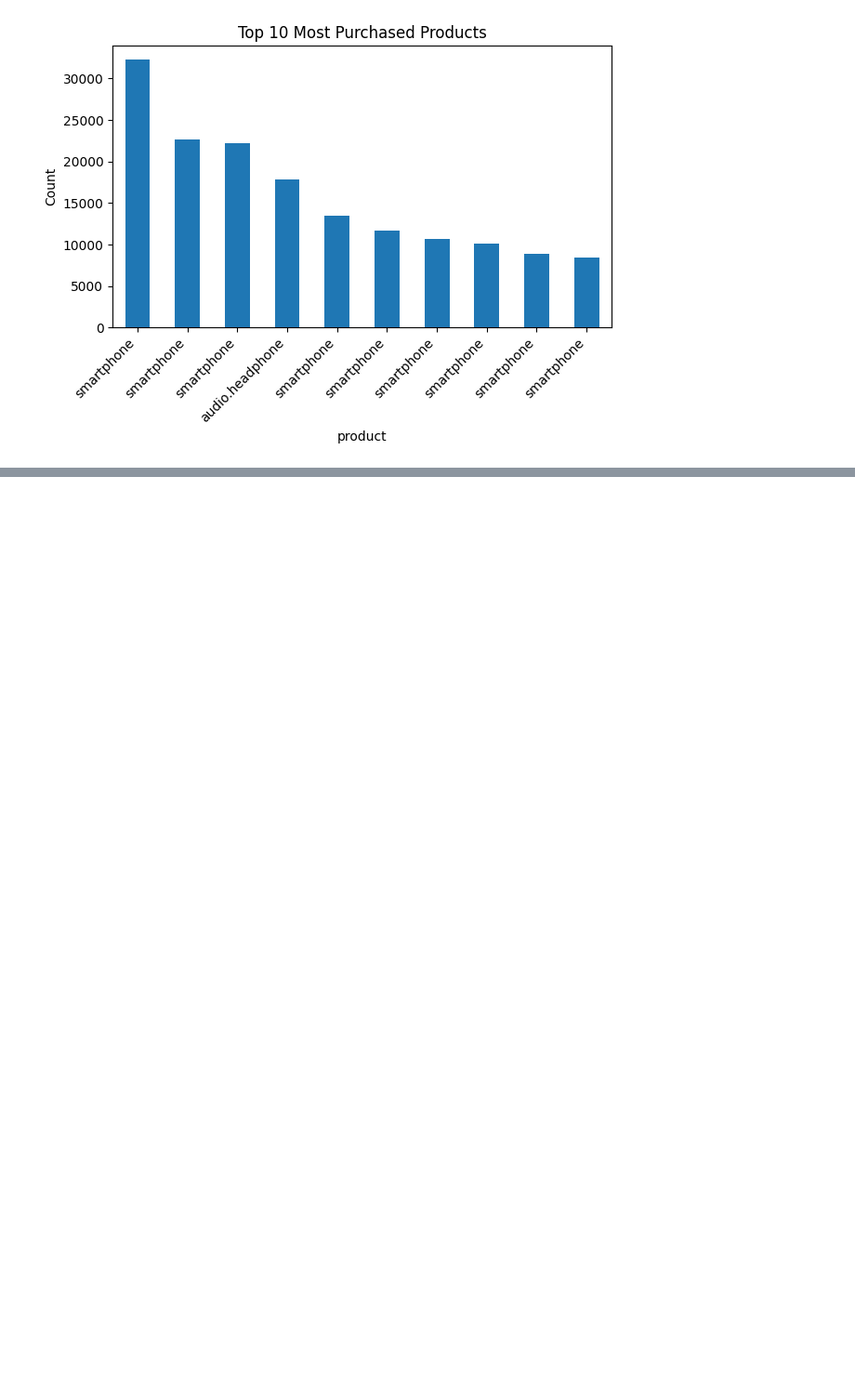
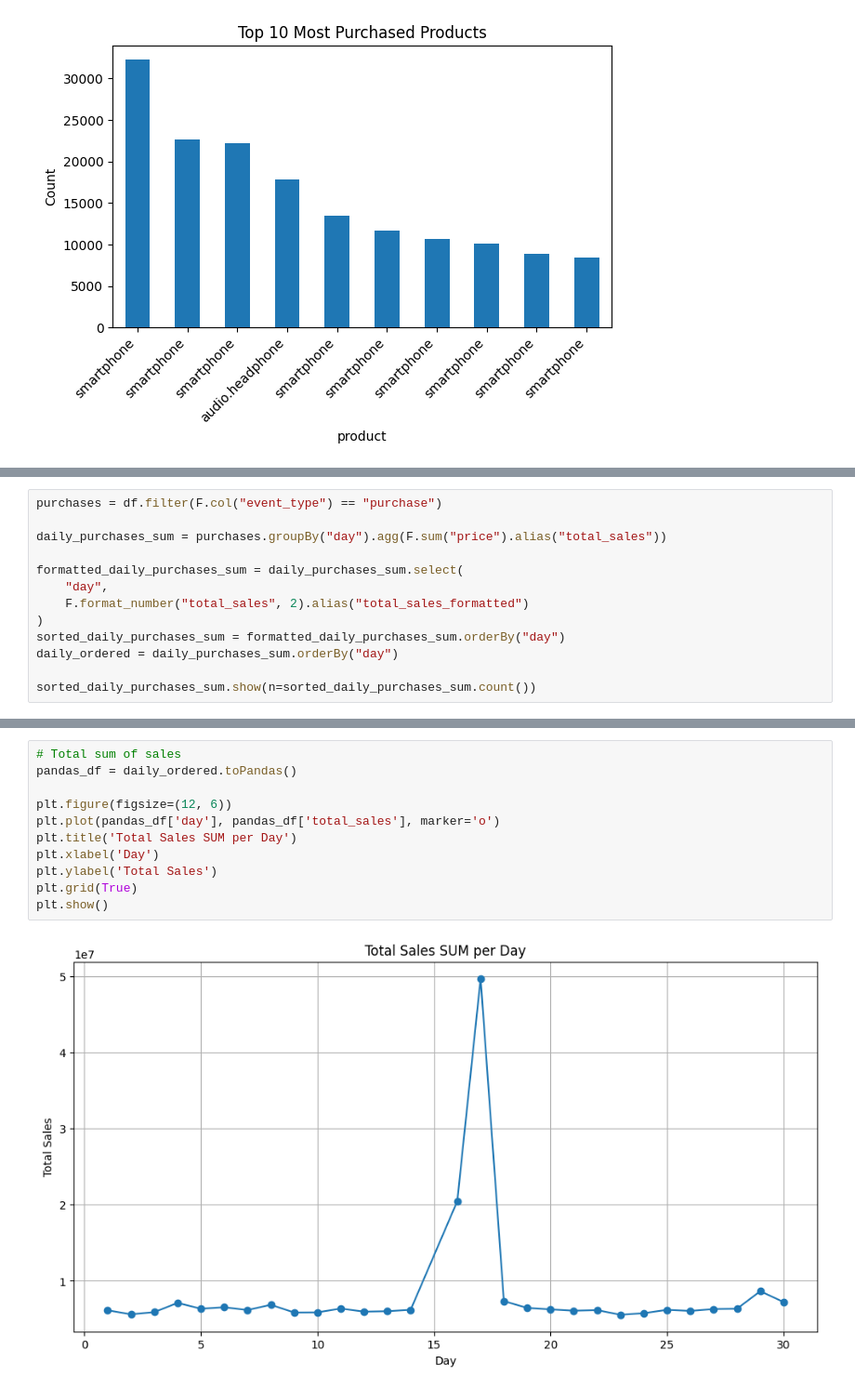
Before and after one commit to yanazlatanova/E-commerce, a Jupyter notebook: 3-queries/eCommerce_NOV_Queries.ipynb, the cells around one changed output, grey strips where cells are left out. Shown at 93% size. Cells and saved outputs as stored; diff of their text form; blank space fills up the shorter version.

```diff
--- a/3-queries/eCommerce_NOV_Queries.ipynb
+++ b/3-queries/eCommerce_NOV_Queries.ipynb
@@ -330,0 +517,13 @@ spark.stop()
+# %%
+purchases = df.filter(F.col("event_type") == "purchase")
+
+daily_purchases_sum = purchases.groupBy("day").agg(F.sum("price").alias("total_sales"))
+
+formatted_daily_purchases_sum = daily_purchases_sum.select(
+    "day",
+    F.format_number("total_sales", 2).alias("total_sales_formatted")
+)
+sorted_daily_purchases_sum = formatted_daily_purchases_sum.orderBy("day")
+daily_ordered = daily_purchases_sum.orderBy("day")
+
+sorted_daily_purchases_sum.show(n=sorted_daily_purchases_sum.count())
@@ -330,0 +548,13 @@ spark.stop()
+# %%
+# Total sum of sales
+pandas_df = daily_ordered.toPandas()
+
+plt.figure(figsize=(12, 6))
+plt.plot(pandas_df['day'], pandas_df['total_sales'], marker='o')
+plt.title('Total Sales SUM per Day')
+plt.xlabel('Day')
+plt.ylabel('Total Sales')
+plt.grid(True)
+plt.show()
+# %% [output]
+[figure, added]
```
Also changed, not shown: parts of 20 cells of this notebook.
